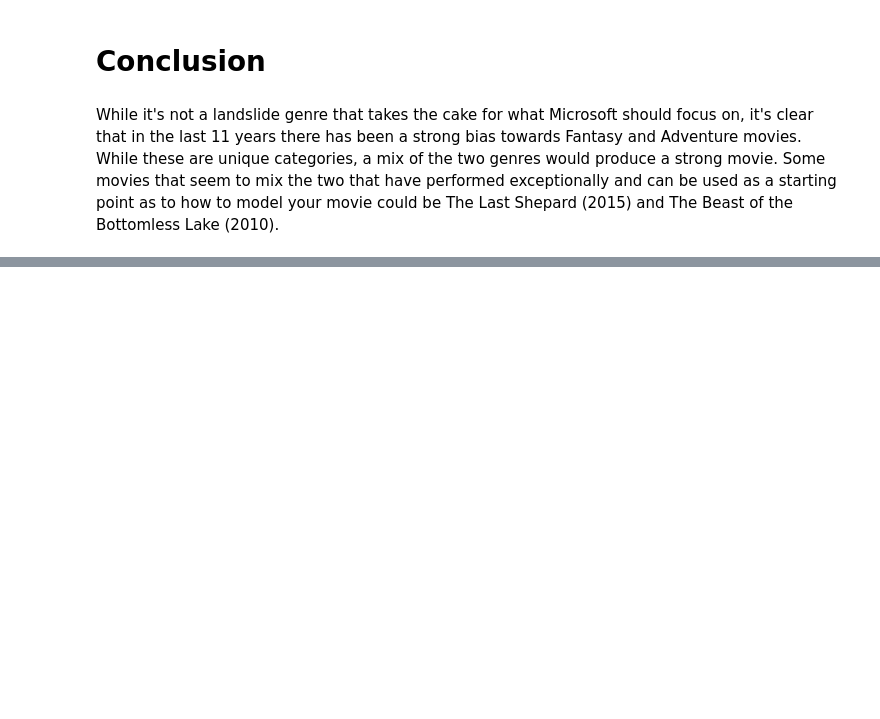
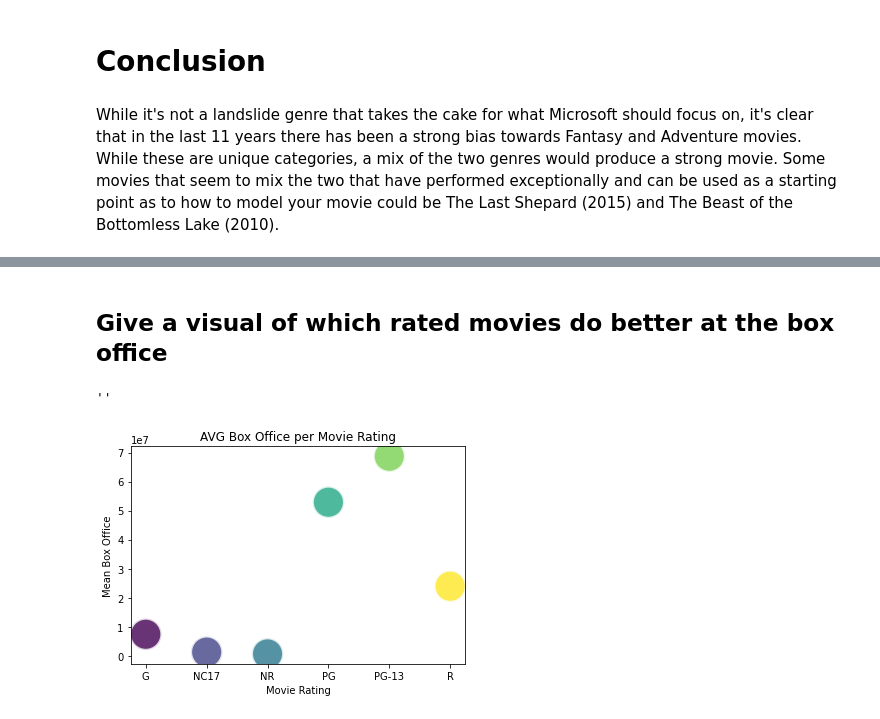
Before and after one commit to meowkaiser/STRONGEST_Project1, a Jupyter notebook: Final_notebook.ipynb, the cells around one changed output, grey strips where cells are left out. Cells and saved outputs as stored; diff of their text form; code cells hidden in the pictures; blank space fills up the shorter version.

```diff
--- a/Final_notebook.ipynb
+++ b/Final_notebook.ipynb
@@ -373,0 +766,3 @@ While it's not a landslide genre that takes the cake for what Microsoft should f
+# %%
+# Drop ALL the missing rows from the dataset.
+rt_movieinfo=rt_movieinfo.dropna()
@@ -373,0 +809,9 @@ While it's not a landslide genre that takes the cake for what Microsoft should f
+# %%
+#Make the box_office column an integer
+box_office=rt_movieinfo['box_office']
+box_office_list=[]
+for num in box_office:
+    a= num.replace(',','')
+    b= a.replace('$','')
+    box_office_list.append(int(b))
+rt_movieinfo['box_office']=box_office_list
@@ -373,0 +857,7 @@ While it's not a landslide genre that takes the cake for what Microsoft should f
+# %%
+#Get the mean box_office for each rating
+rating_mean=rt_movieinfo.groupby(by=rt_movieinfo['rating']).mean()
+rating_mean
+rating_mean=rating_mean.drop(['id'],axis=1)
+rating_mean
+rating_mean=rating_mean.reset_index()
@@ -373,0 +874,18 @@ While it's not a landslide genre that takes the cake for what Microsoft should f
+# %% [markdown]
+## Give a visual of which rated movies do better at the box office
+# %%
+rating_mean.reset_index(inplace=True)
+rating_mean
+colors=[0,10,20,30,40,50]
+# %%
+# Plot this data to get a visual idea of which rated movies do better
+import seaborn as sns
+fig, ax = plt.subplots()
+sns.scatterplot(x=rating_mean['rating'],y=rating_mean['box_office'],c=colors,s=1000,alpha=.8)
+ax.set_xlabel('Movie Rating')
+ax.set_ylabel('Mean Box Office')
+ax.set_title('AVG Box Office per Movie Rating')
+;
+# %% [output]
+''
+[figure, added]
```
Also changed, not shown: parts of 120 cells of this notebook.
